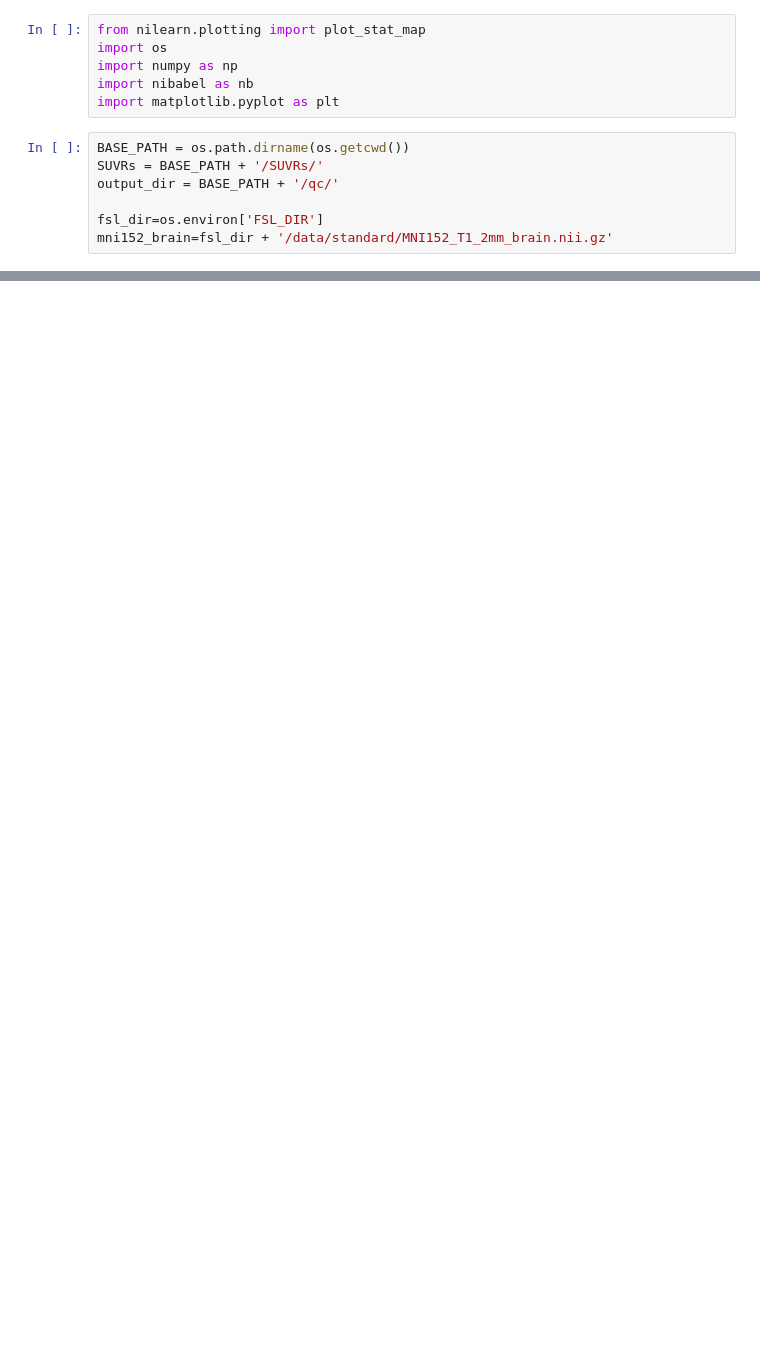
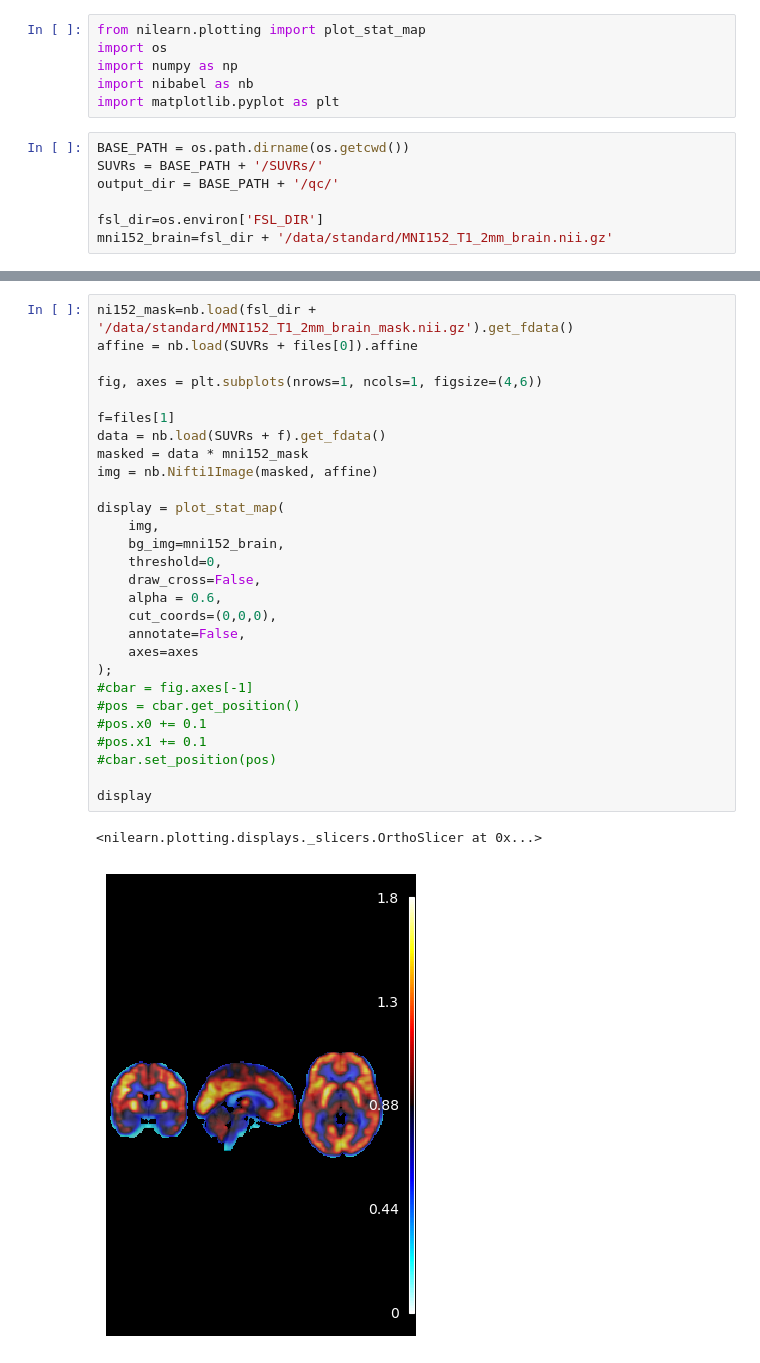
Before and after one commit to ltuominen/tbsfdg, a Jupyter notebook: scripts_analysis/plot_FDG_SUVRs_all_subjects.ipynb, the cells around one changed output, grey strips where cells are left out. Drawn from its saved outputs; the diff is of its cells as text; blank space fills up the shorter version.

```diff
--- a/scripts_analysis/plot_FDG_SUVRs_all_subjects.ipynb
+++ b/scripts_analysis/plot_FDG_SUVRs_all_subjects.ipynb
@@ -20,0 +117,31 @@ FileNotFoundError: [Errno 2] No such file or directory: '/home/lauri/Documents/S
+# %%
+ni152_mask=nb.load(fsl_dir + '/data/standard/MNI152_T1_2mm_brain_mask.nii.gz').get_fdata()
+affine = nb.load(SUVRs + files[0]).affine
+
+fig, axes = plt.subplots(nrows=1, ncols=1, figsize=(4,6))
+
+f=files[1]
+data = nb.load(SUVRs + f).get_fdata()
+masked = data * mni152_mask
+img = nb.Nifti1Image(masked, affine)
+
+display = plot_stat_map(
+    img,
+    bg_img=mni152_brain,
+    threshold=0,
+    draw_cross=False,
+    alpha = 0.6,
+    cut_coords=(0,0,0),
+    annotate=False,
+    axes=axes
+);
+#cbar = fig.axes[-1]
+#pos = cbar.get_position()
+#pos.x0 += 0.1
+#pos.x1 += 0.1
+#cbar.set_position(pos)
+
+display
+# %% [output]
+<nilearn.plotting.displays._slicers.OrthoSlicer at 0x...>
+[figure, added]
```
Also changed, not shown: parts of 7 cells of this notebook.
